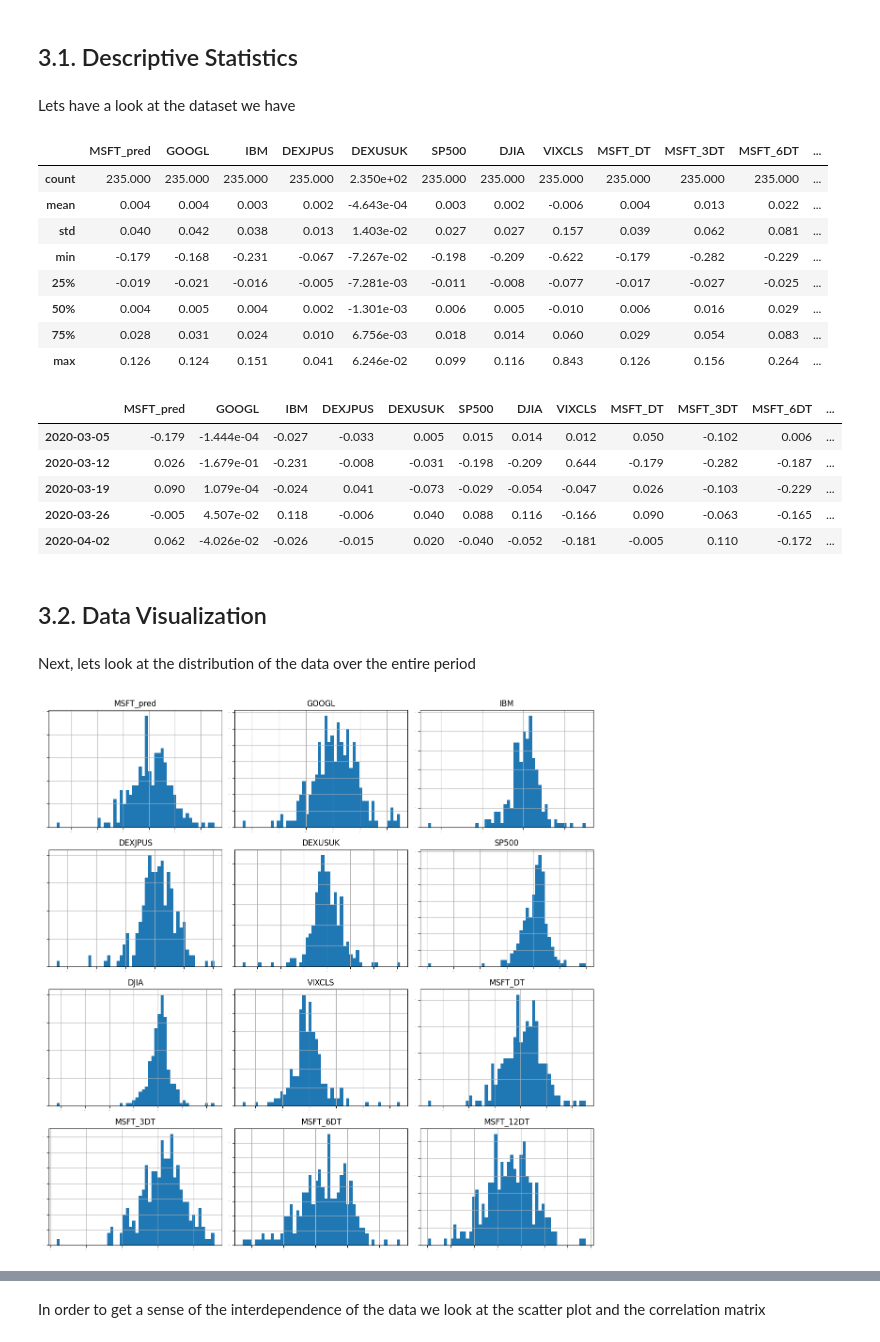
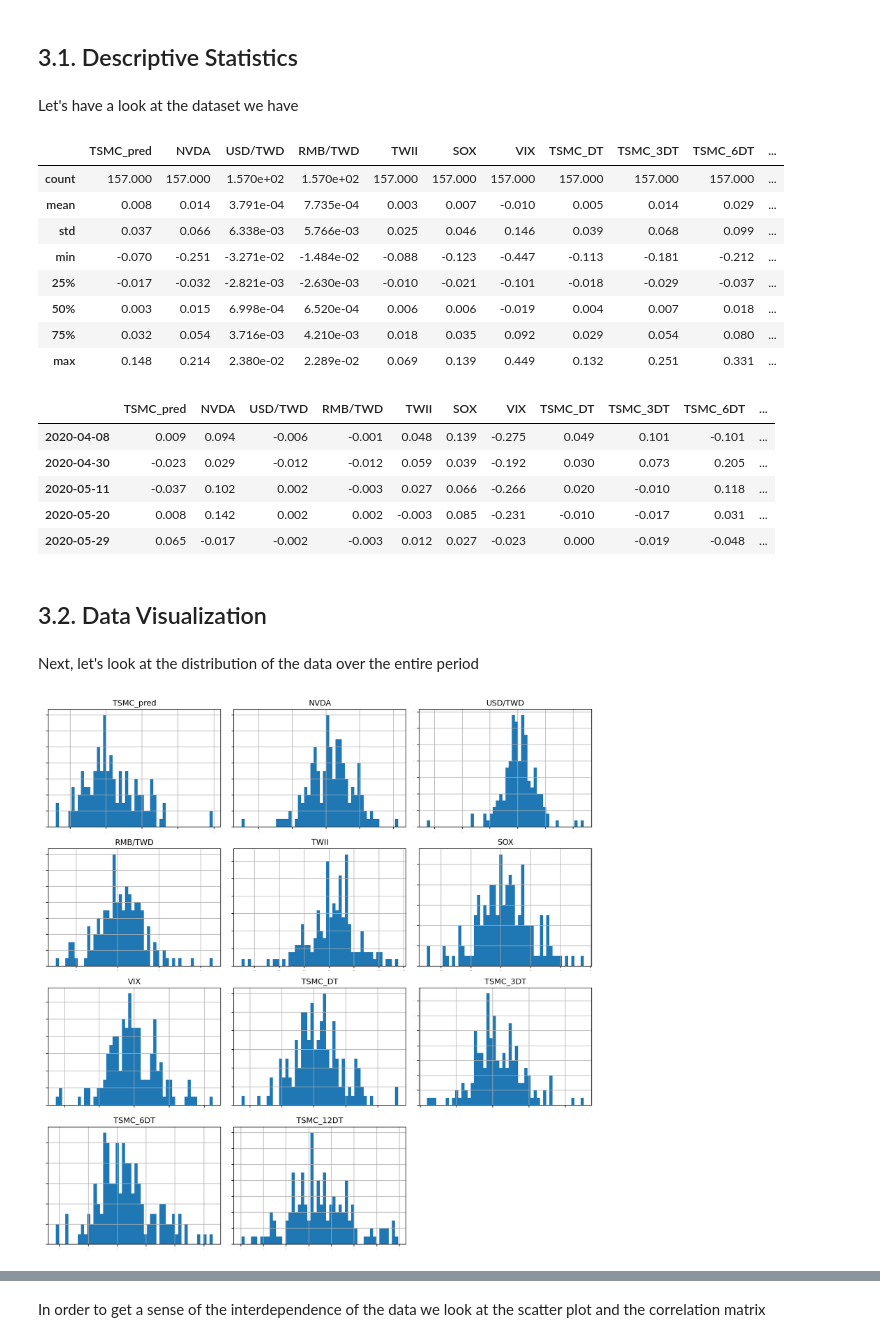
Before and after one commit to FourLevel/Machine-Learning-and-Financial-Applications, a Jupyter notebook: Homework 1_TSMC price prediction/StockPricePrediction.ipynb, the cells around one changed output, grey strips where cells are left out. Drawn from its saved outputs; the diff is of its cells as text; code cells hidden in the pictures.

```diff
--- a/Homework 1_TSMC price prediction/StockPricePrediction.ipynb
+++ b/Homework 1_TSMC price prediction/StockPricePrediction.ipynb
@@ -120,17 +137,18 @@ Next, we extract the data required for our analysis using pandas datareader.
 
 All data can be found in yahoo finance, so we don't use FRED economic data here.
 # %%
-
-# !pip install yfinance --upgrade --no-cache-dir
+!pip install yfinance --upgrade --no-cache-dir
 import yfinance as yf
 import pandas as pd
 
 stk_tickers = ['2330.TW', 'NVDA'] # Download from yahoo finance
-ccy_tickers = ['TWD=X', 'CNHTWD=X'] # Download from yahoo finance
+ccy_tickers = ['DEXCHUS', 'DEXTAUS'] # Download from fred, for calculating the RMB/TWD
 idx_tickers = ['^TWII', '^SOX', '^VIX'] # Download from yahoo finance
 
-# Download data using yfinance for stock tickers
+# Download data using yfinance for stock tickers and index tickers
 stk_data = yf.download(stk_tickers, period='max') # Download maximum available data
-ccy_data = yf.download(ccy_tickers, period='10y') # Download 10 year data, 下載人民幣匯率時若期間設定 max 會顯示錯誤
 idx_data = yf.download(idx_tickers, period='max') # Download maximum available data
+
+# Continue to use pandas_datareader for exchange rates from fred
+ccy_data = web.DataReader(ccy_tickers, 'fred')
 # %% [output]
@@ -178,0 +225,8 @@ MultiIndex([( 'Close', '2330.TW'),
+# %%
+# 新增欄位計算 RMB/TWD = DEXTAUS / DEXCHUS
+ccy_data['DEXTACH'] = ccy_data['DEXTAUS'] / ccy_data['DEXCHUS']
+# %%
+Y = np.log(stk_data.loc[:, ('Close', '2330.TW')]).diff(return_period).shift(-return_period)
+print(Y.name)
+Y.name = 'TSMC_pred'
+print(Y.name)
@@ -179,14 +236,18 @@ MultiIndex([( 'Close', '2330.TW'),
 # %%
-Y = np.log(stk_data.loc[:, ('Close', 'NVDA')]).diff(return_period).shift(-return_period)
-Y.name = Y.name[-1]+'_pred'
+X1 = np.log(stk_data.loc[:, ('Close', 'NVDA')]).diff(return_period)
+X1 = X1.to_frame()
+X1.columns = X1.columns.droplevel(level=0) # 移除 MultiIndex 中 Close 的 level
 
-X1 = np.log(stk_data.loc[:, ('Close', 'NVDA')]).diff(return_period)
-# X1.columns = X1.columns.droplevel()
 X2 = np.log(ccy_data).diff(return_period)
-X3 = np.log(idx_data).diff(return_period)
+X2 = X2.rename(columns={'DEXCHUS': 'USD/RMB', 'DEXTAUS': 'USD/TWD', 'DEXTACH': 'RMB/TWD'})
+X2 = X2.drop(columns=['USD/RMB'])
+
+X3 = np.log(idx_data.loc[:, ('Close', ('^TWII', '^SOX', '^VIX'))]).diff(return_period)
+X3.columns = X3.columns.droplevel(level=0)
+X3 = X3.rename(columns={'^TWII': 'TWII', '^SOX': 'SOX', '^VIX': 'VIX'})
 
 X4 = pd.concat([np.log(stk_data.loc[:, ('Close', '2330.TW')]).diff(i) for i in [return_period, return_period*3, return_period*6, return_period*12]], axis=1).dropna()
-X4.columns = ['2330.TW_DT', '2330.TW_3DT', '2330.TW_6DT', '2330.TW_12DT']
+X4.columns = ['TSMC_DT', 'TSMC_3DT', 'TSMC_6DT', 'TSMC_12DT']
 
 X = pd.concat([X1, X2, X3, X4], axis=1)
 
@@ -200,39 +261,39 @@ X = dataset.loc[:, X.columns]
 <a id='2.1'></a>
 ## 3.1. Descriptive Statistics
 # %% [markdown]
-Lets have a look at the dataset we have
+Let's have a look at the dataset we have
 # %%
 pd.set_option('display.precision', 3)
 dataset.describe()
 # %% [output]
-|  | MSFT_pred | GOOGL | IBM | DEXJPUS | DEXUSUK | SP500 | DJIA | VIXCLS | MSFT_DT | MSFT_3DT | MSFT_6DT | ... |
-| count | 235.000 | 235.000 | 235.000 | 235.000 | 2.350e+02 | 235.000 | 235.000 | 235.000 | 235.000 | 235.000 | 235.000 | ... |
-| mean | 0.004 | 0.004 | 0.003 | 0.002 | -4.643e-04 | 0.003 | 0.002 | -0.006 | 0.004 | 0.013 | 0.022 | ... |
-| std | 0.040 | 0.042 | 0.038 | 0.013 | 1.403e-02 | 0.027 | 0.027 | 0.157 | 0.039 | 0.062 | 0.081 | ... |
-| min | -0.179 | -0.168 | -0.231 | -0.067 | -7.267e-02 | -0.198 | -0.209 | -0.622 | -0.179 | -0.282 | -0.229 | ... |
-| 25% | -0.019 | -0.021 | -0.016 | -0.005 | -7.281e-03 | -0.011 | -0.008 | -0.077 | -0.017 | -0.027 | -0.025 | ... |
-| 50% | 0.004 | 0.005 | 0.004 | 0.002 | -1.301e-03 | 0.006 | 0.005 | -0.010 | 0.006 | 0.016 | 0.029 | ... |
-| 75% | 0.028 | 0.031 | 0.024 | 0.010 | 6.756e-03 | 0.018 | 0.014 | 0.060 | 0.029 | 0.054 | 0.083 | ... |
-| max | 0.126 | 0.124 | 0.151 | 0.041 | 6.246e-02 | 0.099 | 0.116 | 0.843 | 0.126 | 0.156 | 0.264 | ... |
+|  | TSMC_pred | NVDA | USD/TWD | RMB/TWD | TWII | SOX | VIX | TSMC_DT | TSMC_3DT | TSMC_6DT | ... |
+| count | 157.000 | 157.000 | 1.570e+02 | 1.570e+02 | 157.000 | 157.000 | 157.000 | 157.000 | 157.000 | 157.000 | ... |
+| mean | 0.008 | 0.014 | 3.791e-04 | 7.735e-04 | 0.003 | 0.007 | -0.010 | 0.005 | 0.014 | 0.029 | ... |
+| std | 0.037 | 0.066 | 6.338e-03 | 5.766e-03 | 0.025 | 0.046 | 0.146 | 0.039 | 0.068 | 0.099 | ... |
+| min | -0.070 | -0.251 | -3.271e-02 | -1.484e-02 | -0.088 | -0.123 | -0.447 | -0.113 | -0.181 | -0.212 | ... |
+| 25% | -0.017 | -0.032 | -2.821e-03 | -2.630e-03 | -0.010 | -0.021 | -0.101 | -0.018 | -0.029 | -0.037 | ... |
+| 50% | 0.003 | 0.015 | 6.998e-04 | 6.520e-04 | 0.006 | 0.006 | -0.019 | 0.004 | 0.007 | 0.018 | ... |
+| 75% | 0.032 | 0.054 | 3.716e-03 | 4.210e-03 | 0.018 | 0.035 | 0.092 | 0.029 | 0.054 | 0.080 | ... |
+| max | 0.148 | 0.214 | 2.380e-02 | 2.289e-02 | 0.069 | 0.139 | 0.449 | 0.132 | 0.251 | 0.331 | ... |
 # %%
 dataset.head()
 # %% [output]
-|  | MSFT_pred | GOOGL | IBM | DEXJPUS | DEXUSUK | SP500 | DJIA | VIXCLS | MSFT_DT | MSFT_3DT | MSFT_6DT | ... |
-| 2020-03-05 | -0.179 | -1.444e-04 | -0.027 | -0.033 | 0.005 | 0.015 | 0.014 | 0.012 | 0.050 | -0.102 | 0.006 | ... |
-| 2020-03-12 | 0.026 | -1.679e-01 | -0.231 | -0.008 | -0.031 | -0.198 | -0.209 | 0.644 | -0.179 | -0.282 | -0.187 | ... |
-| 2020-03-19 | 0.090 | 1.079e-04 | -0.024 | 0.041 | -0.073 | -0.029 | -0.054 | -0.047 | 0.026 | -0.103 | -0.229 | ... |
-| 2020-03-26 | -0.005 | 4.507e-02 | 0.118 | -0.006 | 0.040 | 0.088 | 0.116 | -0.166 | 0.090 | -0.063 | -0.165 | ... |
-| 2020-04-02 | 0.062 | -4.026e-02 | -0.026 | -0.015 | 0.020 | -0.040 | -0.052 | -0.181 | -0.005 | 0.110 | -0.172 | ... |
+|  | TSMC_pred | NVDA | USD/TWD | RMB/TWD | TWII | SOX | VIX | TSMC_DT | TSMC_3DT | TSMC_6DT | ... |
+| 2020-04-08 | 0.009 | 0.094 | -0.006 | -0.001 | 0.048 | 0.139 | -0.275 | 0.049 | 0.101 | -0.101 | ... |
+| 2020-04-30 | -0.023 | 0.029 | -0.012 | -0.012 | 0.059 | 0.039 | -0.192 | 0.030 | 0.073 | 0.205 | ... |
+| 2020-05-11 | -0.037 | 0.102 | 0.002 | -0.003 | 0.027 | 0.066 | -0.266 | 0.020 | -0.010 | 0.118 | ... |
+| 2020-05-20 | 0.008 | 0.142 | 0.002 | 0.002 | -0.003 | 0.085 | -0.231 | -0.010 | -0.017 | 0.031 | ... |
+| 2020-05-29 | 0.065 | -0.017 | -0.002 | -0.003 | 0.012 | 0.027 | -0.023 | 0.000 | -0.019 | -0.048 | ... |
 # %% [markdown]
 <a id='2.2'></a>
 ## 3.2. Data Visualization
 # %% [markdown]
-Next, lets look at the distribution of the data over the entire period
+Next, let's look at the distribution of the data over the entire period
 # %%
-pyplot.rcParams['figure.dpi'] = 100  # 設定圖形全域變數 dpi 為 150
+pyplot.rcParams['figure.dpi'] = 150  # 設定圖形全域變數 dpi 為 150
 dataset.hist(bins=50, sharex=False, sharey=False, xlabelsize=1, ylabelsize=1, figsize=(12, 12))
 pyplot.tight_layout()  # 避免圖表元素重疊、提高圖表空間利用率
 pyplot.show()
 # %% [output]
-[figure, old version]
+[figure, new version]
 # %% [markdown]
```
Also changed, not shown: parts of 25 cells of this notebook.
